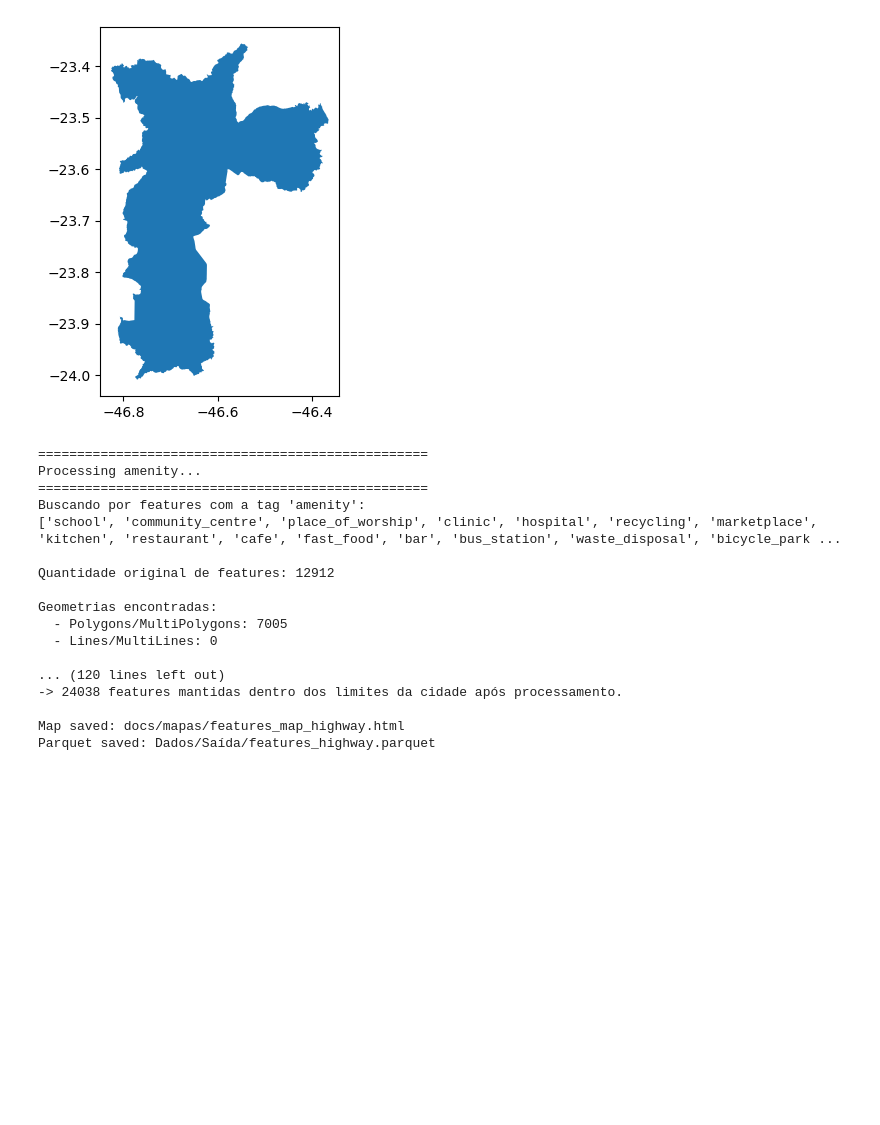
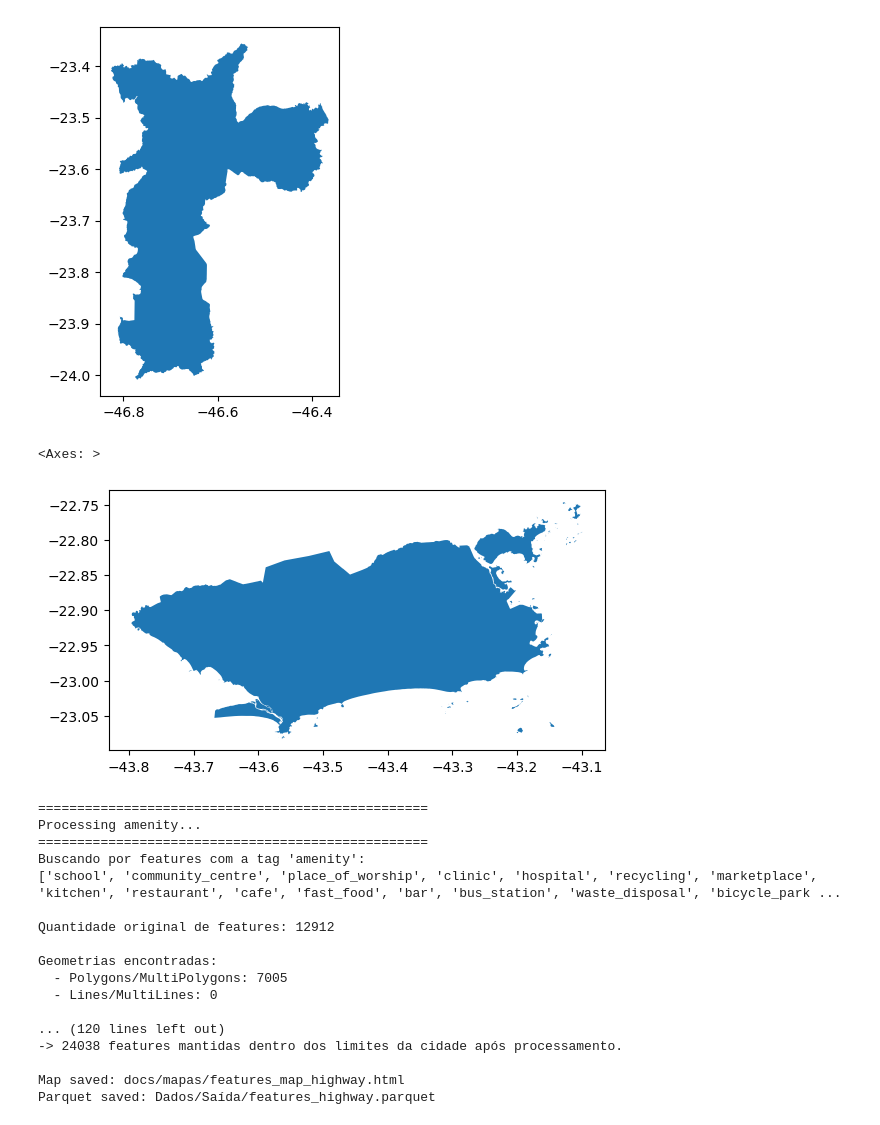
Before and after one commit to MAPi-CEM-USP/etl_osm, a Jupyter notebook: etl_features.ipynb, the cells around one changed output. Saved outputs shown, nothing was run; the diff lists cells and outputs as text; code cells hidden in the pictures; blank space fills up the shorter version.

```diff
--- a/etl_features.ipynb
+++ b/etl_features.ipynb
@@ -14,6 +14,12 @@ sp.plot()
 # %% [output]
 <Axes: >
 [figure]
+# %%
+rj = ibge.loc[ibge["NM_MUN"] == "Rio de Janeiro"].copy()
+rj.plot()
+# %% [output]
+<Axes: >
+[figure, added]
 # %%
 tags = {
     "amenity": ['school', 'community_centre', 'place_of_worship', 'clinic', 'hospital',
```
Also changed, not shown: parts of 1 cell of this notebook, 3 other files.
